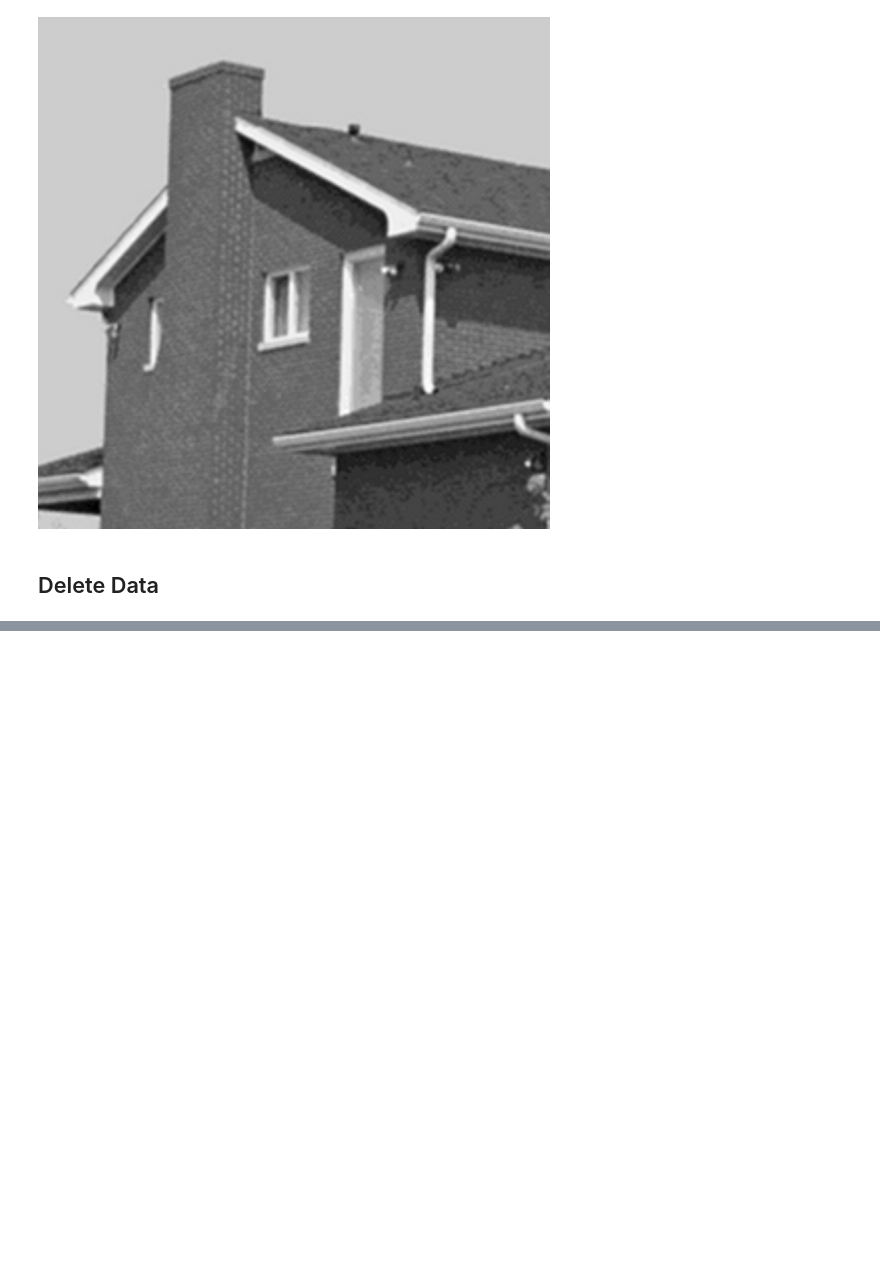
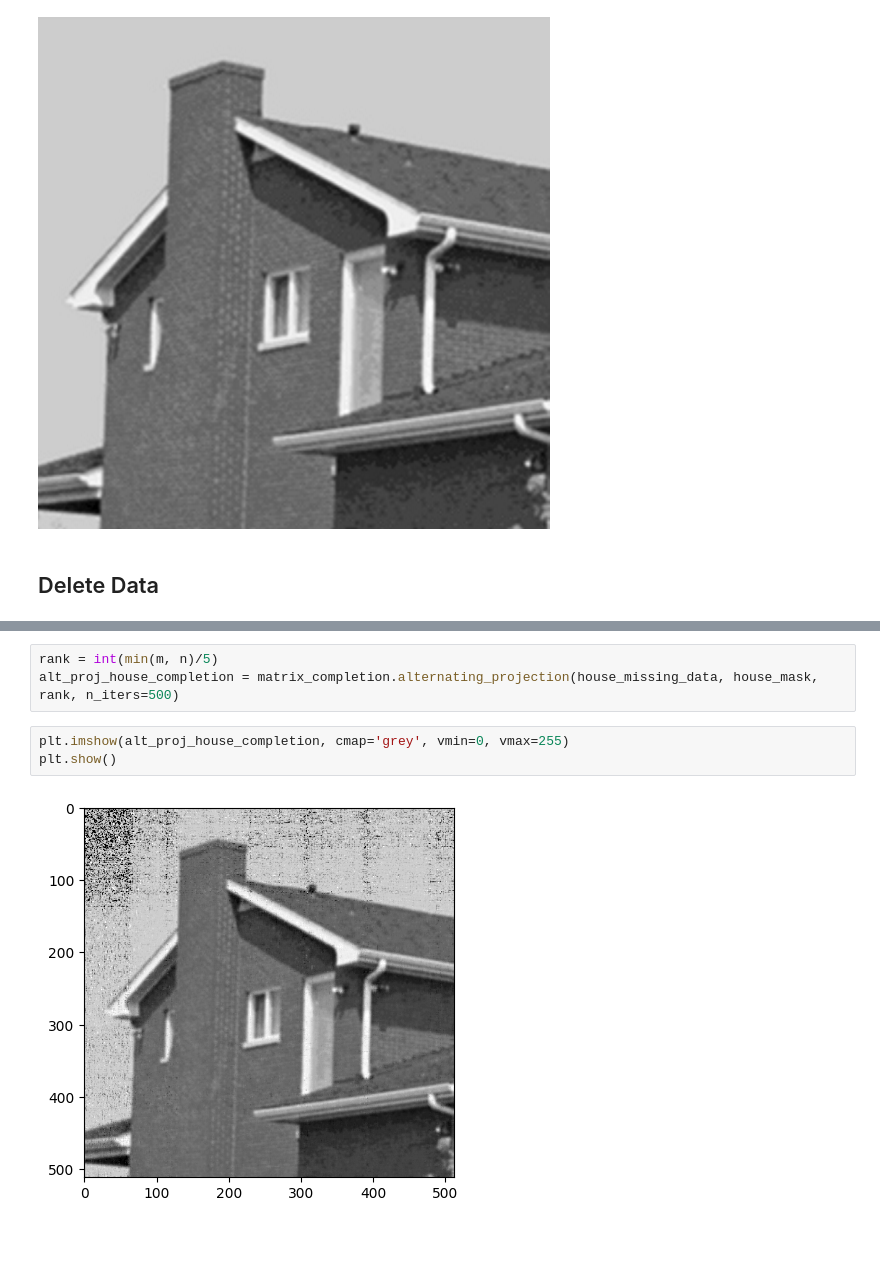
Before and after one commit to KennethJAllen/data-completion-research, a Jupyter notebook: notebooks/demo_notebook.ipynb, the cells around one changed output, grey strips where cells are left out. Drawn from its saved outputs; the diff is of its cells as text; blank space fills up the shorter version.

```diff
--- a/notebooks/demo_notebook.ipynb
+++ b/notebooks/demo_notebook.ipynb
@@ -35,0 +41,10 @@ house_missing_img
+# %%
+rank = int(min(m, n)/5)
+alt_proj_house_completion = matrix_completion.alternating_projection(house_missing_data, house_mask, rank, n_iters=500)
+# %%
+plt.imshow(alt_proj_house_completion, cmap='grey', vmin=0, vmax=255)
+plt.show()
+# %% [output]
+[figure, added]
+# %% [markdown]
+##
```
Also changed, not shown: parts of 4 cells of this notebook, 2 other files.
